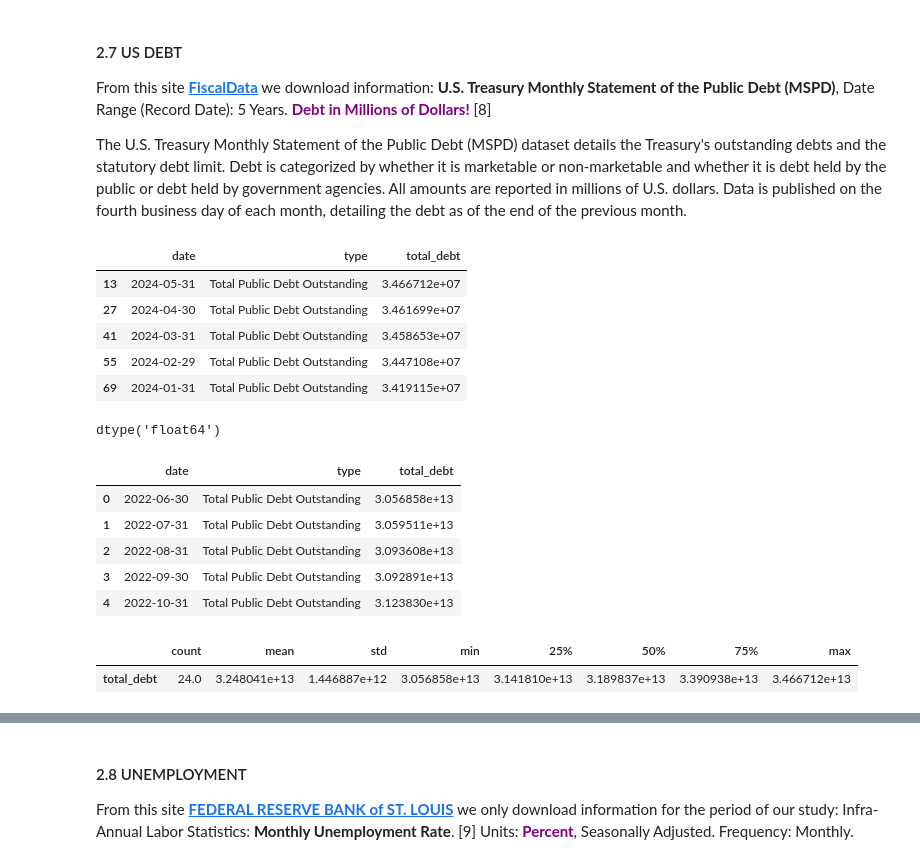
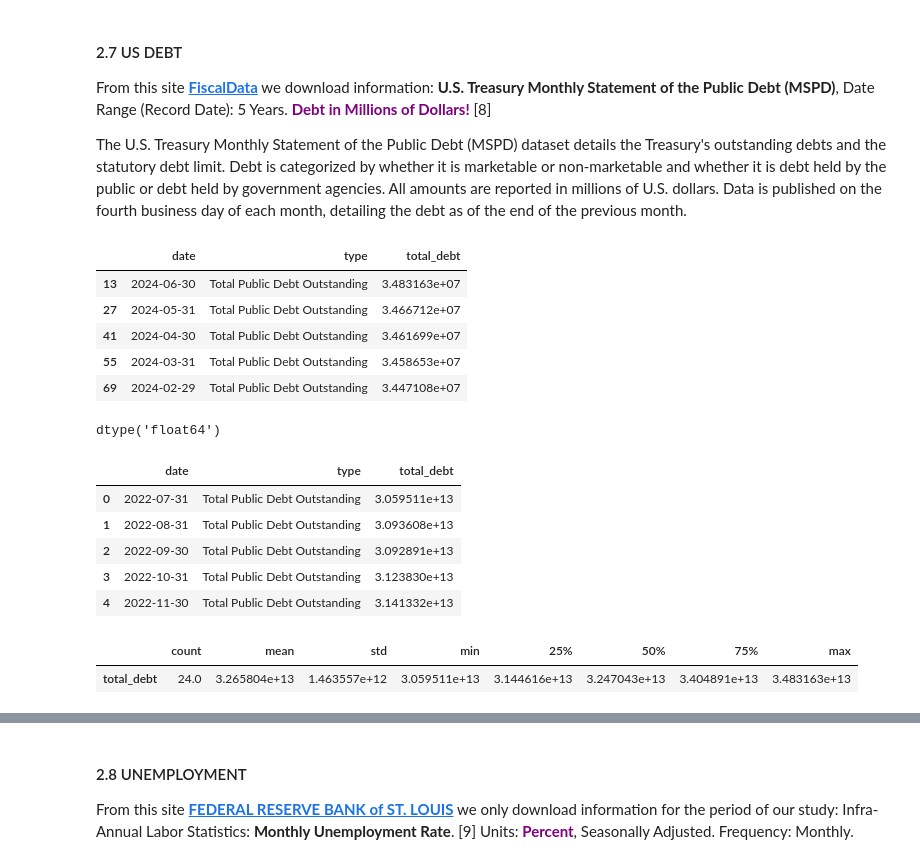
Before and after one commit to Engineer194/Macroeconomic-Analysis-of-the-US-Economy---Part-1, a Jupyter notebook: DATA_Project_v.1.ipynb, the cells around one changed output, grey strips where cells are left out. Saved outputs shown, nothing was run; the diff lists cells and outputs as text; code cells hidden in the pictures.

```diff
--- a/DATA_Project_v.1.ipynb
+++ b/DATA_Project_v.1.ipynb
@@ -282,31 +282,30 @@ From this site **[FiscalData](https://fiscaldata.treasury.gov/datasets/monthly-s
 
 The U.S. Treasury Monthly Statement of the Public Debt (MSPD) dataset details the Treasury's outstanding debts and the statutory debt limit. Debt is categorized by whether it is marketable or non-marketable and whether it is debt held by the public or debt held by government agencies. All amounts are reported in millions of U.S. dollars. Data is published on the fourth business day of each month, detailing the debt as of the end of the previous month.
 # %%
-# NO PERIOD SET !!! ----------------------------------------------------------------------- !!!!!!
 # read the dataset using the compression zip
 debt = pd.read_csv('data/MSPD_SumSecty.zip',compression='zip')
 
 # We leave only the requested columns...
 keep_col = ['Record Date', 'Security Type Description', 'Total Public Debt Outstanding (in Millions)']
 debt_filtered = debt[keep_col]
 
 # We leave only the requested dates...
-debt_filtered = debt_filtered[(debt_filtered['Record Date'] >= '2022-06-01') & (debt_filtered['Record Date'] <= '2024-05-31')]
+debt_filtered = debt_filtered[(debt_filtered['Record Date'] >= '2022-07-01') & (debt_filtered['Record Date'] <= '2024-06-31')]
 
 # selecting rows based on condition
 debt_filtered = debt_filtered.loc[debt_filtered['Security Type Description'] == 'Total Public Debt Outstanding']
 
 # rename columns
 debt_filtered.columns = ["date", "type", 'total_debt']
 
 debt_filtered.head() # Show first rows only...
 # %% [output]
 |  | date | type | total_debt |
-| 13 | 2024-05-31 | Total Public Debt Outstanding | 3.466712e+07 |
-| 27 | 2024-04-30 | Total Public Debt Outstanding | 3.461699e+07 |
-| 41 | 2024-03-31 | Total Public Debt Outstanding | 3.458653e+07 |
-| 55 | 2024-02-29 | Total Public Debt Outstanding | 3.447108e+07 |
-| 69 | 2024-01-31 | Total Public Debt Outstanding | 3.419115e+07 |
+| 13 | 2024-06-30 | Total Public Debt Outstanding | 3.483163e+07 |
+| 27 | 2024-05-31 | Total Public Debt Outstanding | 3.466712e+07 |
+| 41 | 2024-04-30 | Total Public Debt Outstanding | 3.461699e+07 |
+| 55 | 2024-03-31 | Total Public Debt Outstanding | 3.458653e+07 |
+| 69 | 2024-02-29 | Total Public Debt Outstanding | 3.447108e+07 |
 # %%
 del debt # drop debt table to free memory
 debt_filtered['total_debt'].dtype # float64 is the required data type to hold such large numbers.
@@ -332,14 +331,14 @@ debt_f['total_debt'] = debt_f['total_debt'] * 1_000_000
 debt_f.head() # __________ Table with real data! __________ Show first rows only...
 # %% [output]
 |  | date | type | total_debt |
-| 0 | 2022-06-30 | Total Public Debt Outstanding | 3.056858e+13 |
-| 1 | 2022-07-31 | Total Public Debt Outstanding | 3.059511e+13 |
-| 2 | 2022-08-31 | Total Public Debt Outstanding | 3.093608e+13 |
-| 3 | 2022-09-30 | Total Public Debt Outstanding | 3.092891e+13 |
-| 4 | 2022-10-31 | Total Public Debt Outstanding | 3.123830e+13 |
+| 0 | 2022-07-31 | Total Public Debt Outstanding | 3.059511e+13 |
+| 1 | 2022-08-31 | Total Public Debt Outstanding | 3.093608e+13 |
+| 2 | 2022-09-30 | Total Public Debt Outstanding | 3.092891e+13 |
+| 3 | 2022-10-31 | Total Public Debt Outstanding | 3.123830e+13 |
+| 4 | 2022-11-30 | Total Public Debt Outstanding | 3.141332e+13 |
 # %%
 debt_f[['total_debt']].describe().T
 # %% [output]
 |  | count | mean | std | min | 25% | 50% | 75% | max |
-| total_debt | 24.0 | 3.248041e+13 | 1.446887e+12 | 3.056858e+13 | 3.141810e+13 | 3.189837e+13 | 3.390938e+13 | 3.466712e+13 |
+| total_debt | 24.0 | 3.265804e+13 | 1.463557e+12 | 3.059511e+13 | 3.144616e+13 | 3.247043e+13 | 3.404891e+13 | 3.483163e+13 |
 # %%
```
Also changed, not shown: parts of 1 cell of this notebook.
